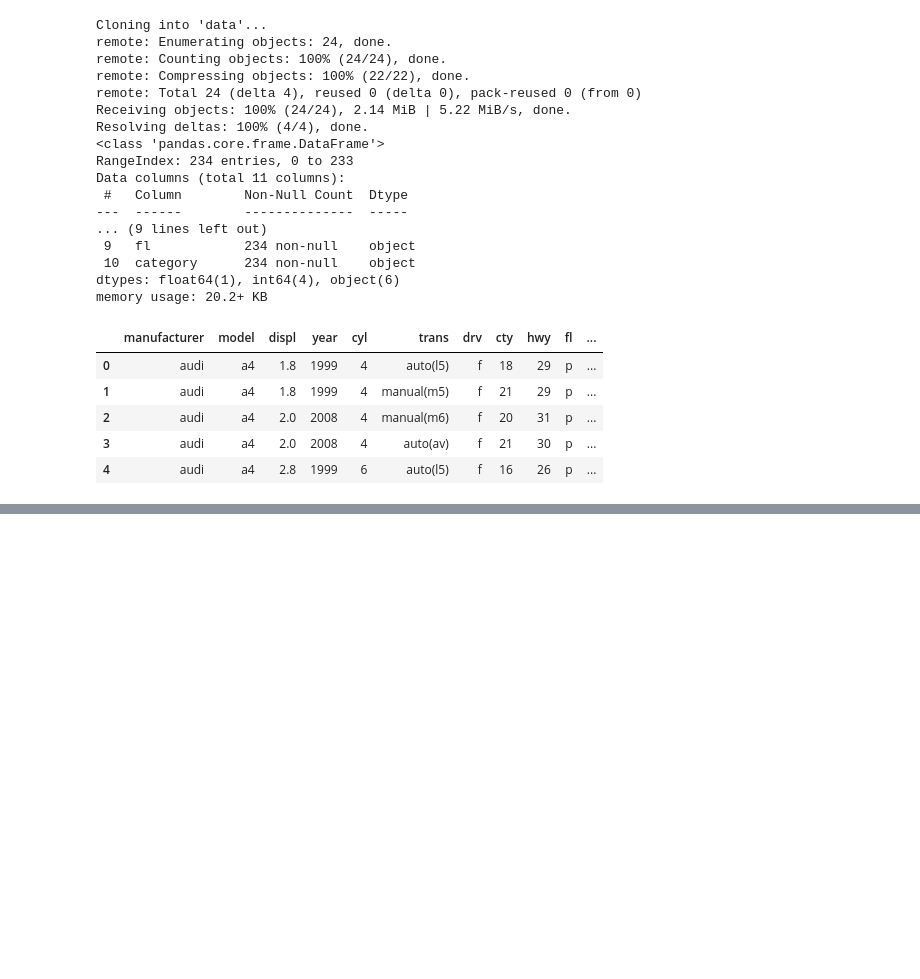
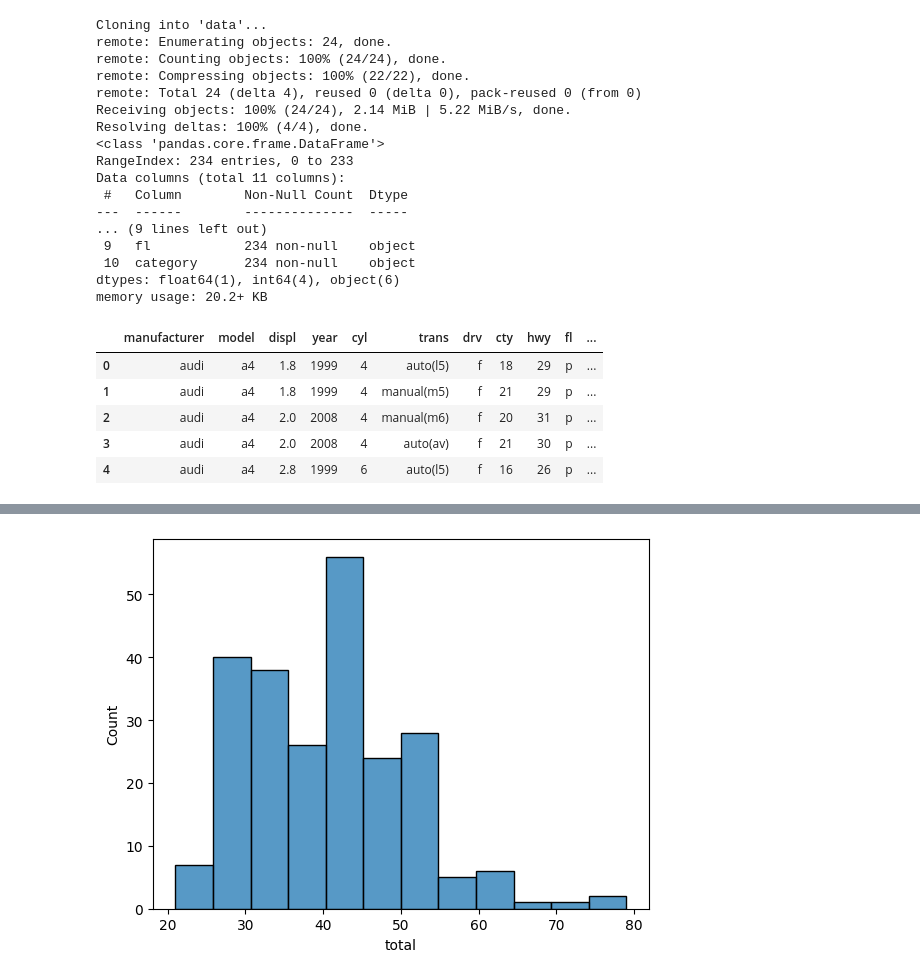
Before and after one commit to heetae0301/2025-1-myclass-BDA, a Jupyter notebook: inclass/05w_B_wed_0402_easy_ch05_06.ipynb, the cells around one changed output, grey strips where cells are left out. Saved outputs shown, nothing was run; the diff lists cells and outputs as text; code cells hidden in the pictures; blank space fills up the shorter version.

```diff
--- a/inclass/05w_B_wed_0402_easy_ch05_06.ipynb
+++ b/inclass/05w_B_wed_0402_easy_ch05_06.ipynb
@@ -169,0 +212,5 @@ mpg.head()
+# %%
+import seaborn as sns
+sns.histplot(mpg, x="total");
+# %% [output]
+[figure, added]
```
Also changed, not shown: parts of 52 cells of this notebook.
